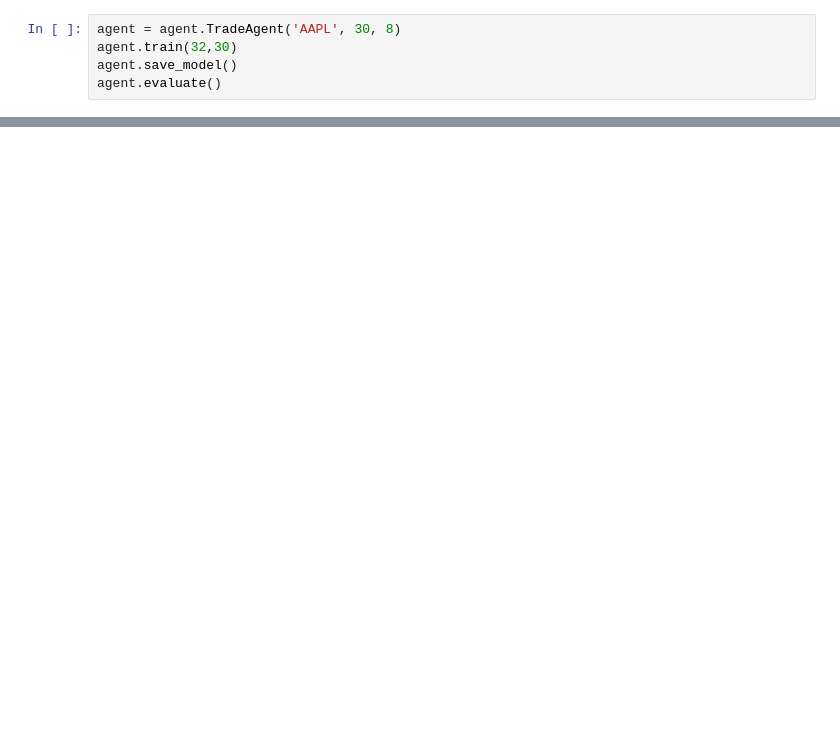
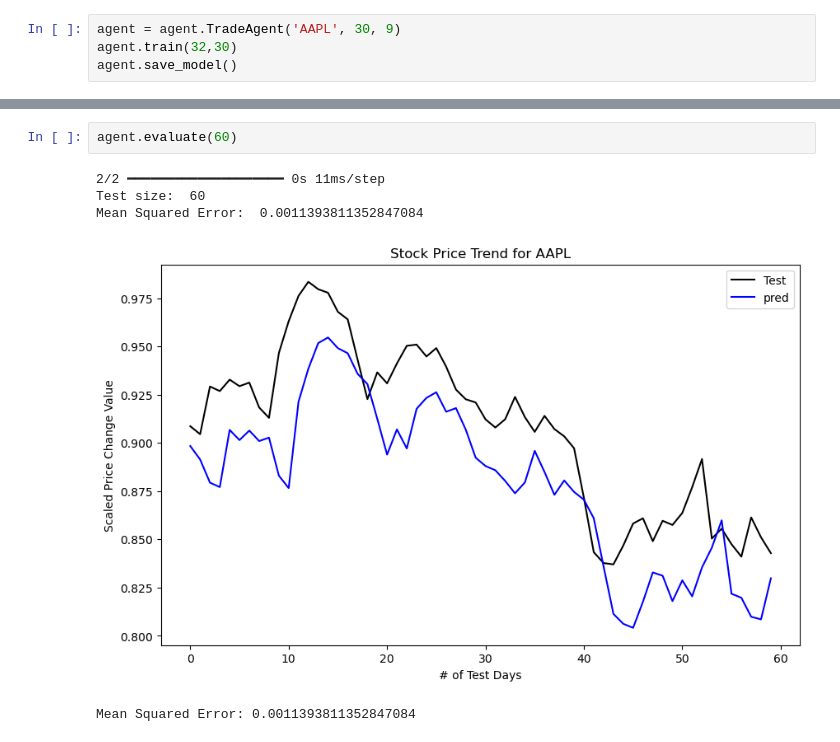
Before and after one commit to nagajas/Reinfolio, a Jupyter notebook: trade_agent.ipynb, the cells around one changed output, grey strips where cells are left out. Cells and saved outputs as stored; diff of their text form; blank space fills up the shorter version.

```diff
--- a/trade_agent.ipynb
+++ b/trade_agent.ipynb
@@ -7,7 +9,6 @@ reload(agent)
 # %%
-agent = agent.TradeAgent('AAPL', 30, 8)
+agent = agent.TradeAgent('AAPL', 30, 9)
 agent.train(32,30)
 agent.save_model()
-agent.evaluate()
 # %% [output]
 Model already trained.
@@ -18,0 +23,8 @@ Mean Squared Error:  0.8734190682223406
+# %%
+agent.evaluate(60)
+# %% [output]
+2/2 ━━━━━━━━━━━━━━━━━━━━ 0s 11ms/step
+Test size:  60
+Mean Squared Error:  0.0011393811352847084
+[figure, added]
+Mean Squared Error: 0.0011393811352847084
```
Also changed, not shown: parts of 3 cells of this notebook, 1 other file.
